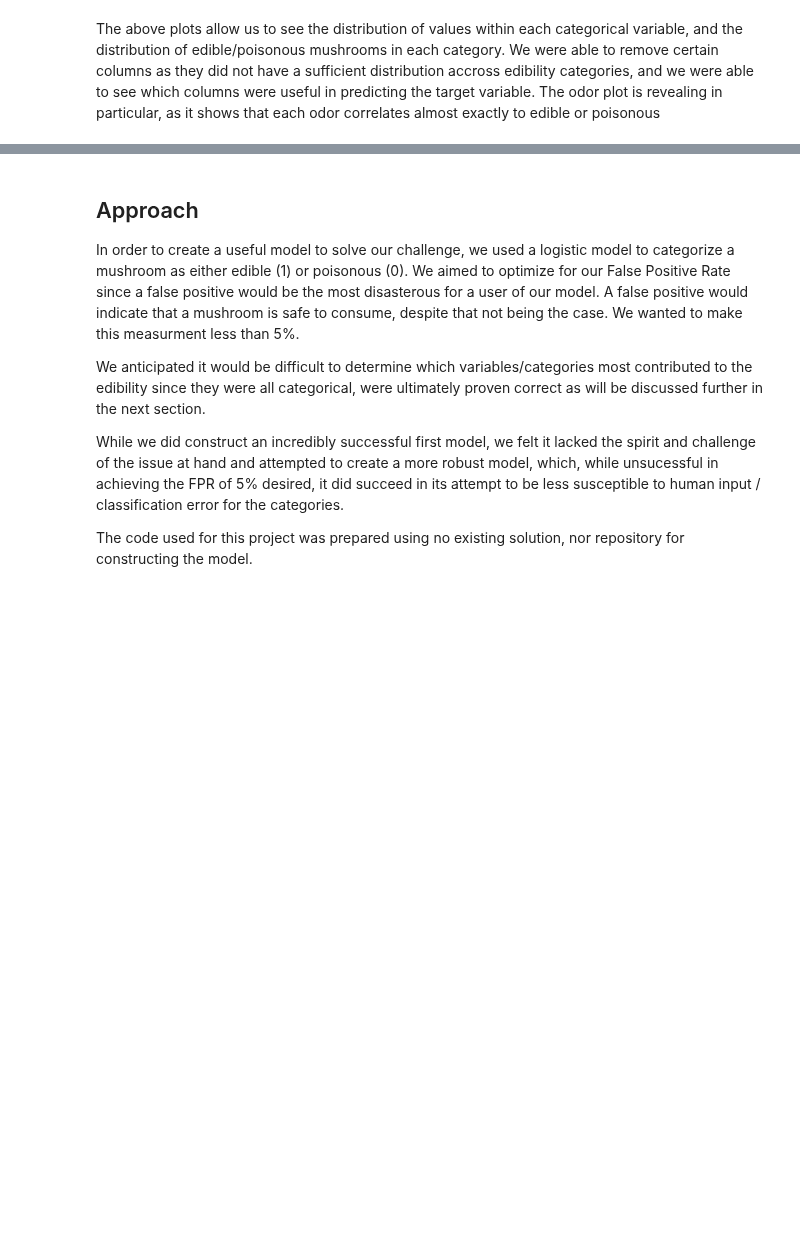
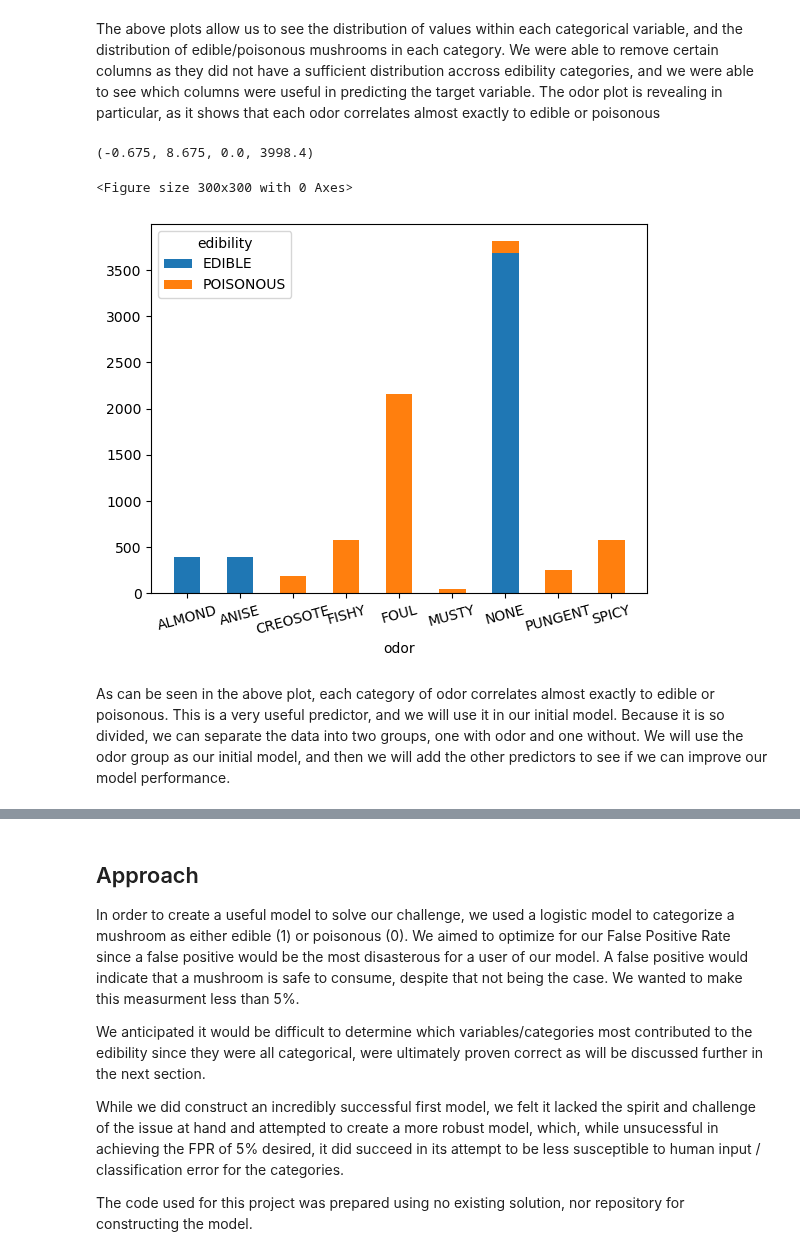
Before and after one commit to jprette/STAT303-2-Final_Project, a Jupyter notebook: Final Deliverables/Project Report Template.ipynb, the cells around one changed output, grey strips where cells are left out. Saved outputs shown, nothing was run; the diff lists cells and outputs as text; code cells hidden in the pictures; blank space fills up the shorter version.

```diff
--- a/Final Deliverables/Project Report Template.ipynb
+++ b/Final Deliverables/Project Report Template.ipynb
@@ -143,3 +142,15 @@ for col in rev_train.columns:
 [figure]
 # %% [markdown]
 The above plots allow us to see the distribution of values within each categorical variable, and the distribution of edible/poisonous mushrooms in each category. We were able to remove certain columns as they did not have a sufficient distribution accross edibility categories, and we were able to see which columns were useful in predicting the target variable. The odor plot is revealing in particular, as it shows that each odor correlates almost exactly to edible or poisonous
+# %%
+# Plot odor
+plt.figure(figsize=(3, 3))
+rev_train.groupby('odor')['edibility'].value_counts().unstack().plot(kind='bar', stacked=True)
+plt.xticks(rotation=15)
+plt.axis('tight')
+# %% [output]
+(-0.675, 8.675, 0.0, 3998.4)
+<Figure size 300x300 with 0 Axes>
+[figure, added]
+# %% [markdown]
+As can be seen in the above plot, each category of odor correlates almost exactly to edible or poisonous. This is a very useful predictor, and we will use it in our initial model. Because it is so divided, we can separate the data into two groups, one with odor and one without. We will use the odor group as our initial model, and then we will add the other predictors to see if we can improve our model performance.
```
Also changed, not shown: parts of 7 cells of this notebook, 8 other files.
